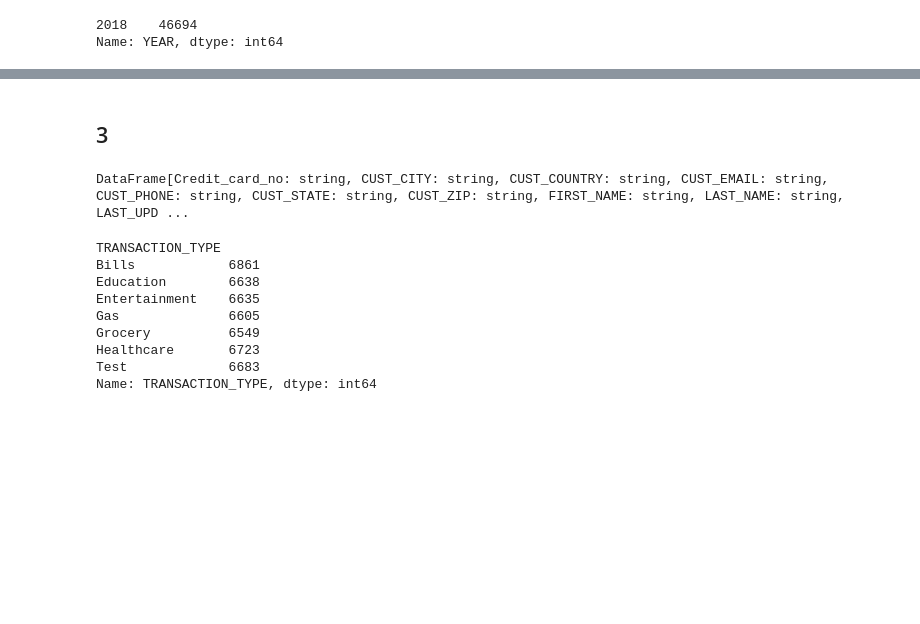
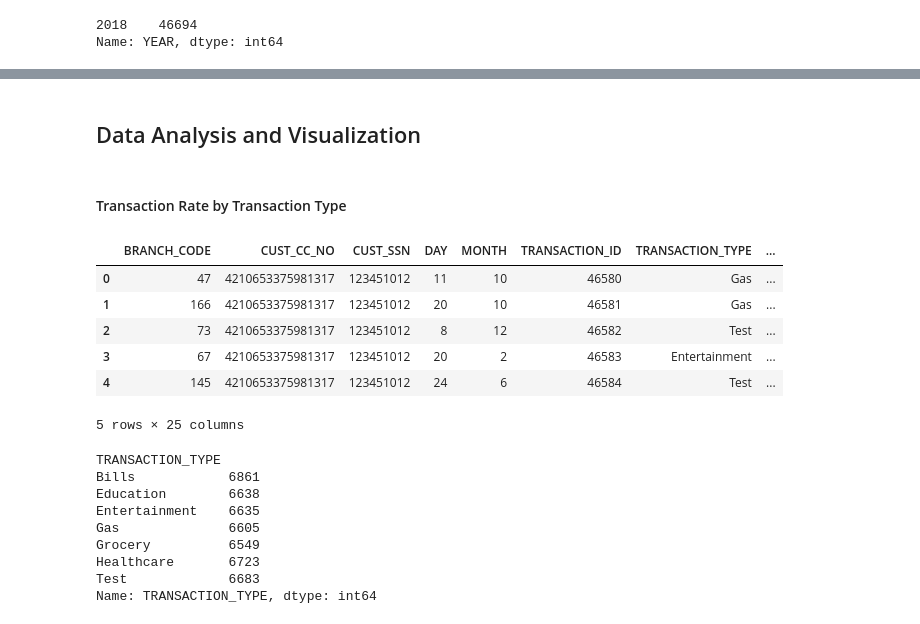
Before and after one commit to ondugba/Capstone, a Jupyter notebook: Ndugba_DE_Capstone_part1.ipynb, the cells around one changed output, grey strips where cells are left out. Saved outputs shown, nothing was run; the diff lists cells and outputs as text; code cells hidden in the pictures; blank space fills up the shorter version.

```diff
--- a/Ndugba_DE_Capstone_part1.ipynb
+++ b/Ndugba_DE_Capstone_part1.ipynb
@@ -234,7 +244,9 @@ df_customers.show(5)
 +------+----------------+------------+-------------+-------------------+-------------+----------+--------+----------+---------+--------------------+-----------+---------+-----------------+------------ ...
 only showing top 5 rows
 # %%
-#dropping address and apt cols
+#creating copy of cleaned_ df customer to use later - need dropped colummns for functions later
+#dropping address and apt cols to load to database per mapping doc
+df_customers_clean = df_customers
 df_customers = df_customers.drop('APT_NO', 'STREET_NAME')
 df_customers.columns
 # %% [output]
@@ -362,7 +376,11 @@ Thu Mar 02 02:39:47 EST 2023 WARN: Establishing SSL connection without server's
 # %%
+#recalling data from above
+#changing clean dataframes back to original names
+df_credit = df_credit_clean
+df_customers = df_customers_clean
 df_branch.show(5)
-df_credit.show(5)
-df_customers.show(5)
+df_credit_clean.show(5)
+df_customers_clean.show(5)
 # %% [output]
 +-----------------+-----------+------------+-------------+------------+-----------------+----------+--------------------+
 |      BRANCH_CITY|BRANCH_CODE| BRANCH_NAME| BRANCH_PHONE|BRANCH_STATE|    BRANCH_STREET|BRANCH_ZIP|        LAST_UPDATED|
@@ -453 +473,6 @@ df_cust_and_credit.select([count(when(col(c).isNull(), c)).alias(c) for c in df_
+# %%
+#recreating dataframes with cols that were dropped to check for nulls
+df_cust_and_credit = df_credit.join(df_customers, df_credit.CUST_SSN == df_customers.SSN,"outer")
+df_branch = df_branch.withColumnRenamed('BRANCH_CODE','BRANCHCODE')
+df_branch_and_credit = df_credit.join(df_branch, df_credit.BRANCH_CODE == df_branch.BRANCHCODE, "outer")
 # %%
@@ -457,4 +485 @@ pd_customers = df_customers.toPandas()
-# %%
-pd_credit = pd_credit.rename(columns = {'CUST_SSN':'SSN'})
-pd_customer_credit = pd.merge(pd_credit, pd_customers, on ='SSN')
 # %%
@@ -653,9 +789,2 @@ get_customer_transactions(ssn, start_date, end_date)
 # %% [markdown]
-## 3
+##  Data Analysis and Visualization
-# %%
-#recalling spark df from above
-df_branch
-df_credit
-df_customers
-# %% [output]
-DataFrame[Credit_card_no: string, CUST_CITY: string, CUST_COUNTRY: string, CUST_EMAIL: string, CUST_PHONE: string, CUST_STATE: string, CUST_ZIP: string, FIRST_NAME: string, LAST_NAME: string, LAST_UPD ...
@@ -665,8 +791,18 @@ df_cust_and_credit = df_credit.join(df_customers, df_credit.CUST_SSN == df_custo
+# %% [markdown]
+#### Transaction Rate by Transaction Type
 # %%
-#creating pandas dataframes to use
-pd_branch = df_branch.toPandas()
-pd_credit = df_credit.toPandas()
-pd_customers = df_customers.toPandas()
-pd_branch_and_credit = df_branch_and_credit.toPandas()
-pd_cust_and_credit = df_cust_and_credit.toPandas()
+#recalling pandas df from above
+pd_branch
+pd_credit
+pd_customers
+pd_branch_and_credit
+pd_cust_and_credit.head()
+# %% [output]
+|  | BRANCH_CODE | CUST_CC_NO | CUST_SSN | DAY | MONTH | TRANSACTION_ID | TRANSACTION_TYPE | ... |
+| 0 | 47 | 4210653375981317 | 123451012 | 11 | 10 | 46580 | Gas | ... |
+| 1 | 166 | 4210653375981317 | 123451012 | 20 | 10 | 46581 | Gas | ... |
+| 2 | 73 | 4210653375981317 | 123451012 | 8 | 12 | 46582 | Test | ... |
+| 3 | 67 | 4210653375981317 | 123451012 | 20 | 2 | 46583 | Entertainment | ... |
+| 4 | 145 | 4210653375981317 | 123451012 | 24 | 6 | 46584 | Test | ... |
+5 rows × 25 columns
 # %%
```
Also changed, not shown: parts of 63 cells of this notebook, 11 other files.
